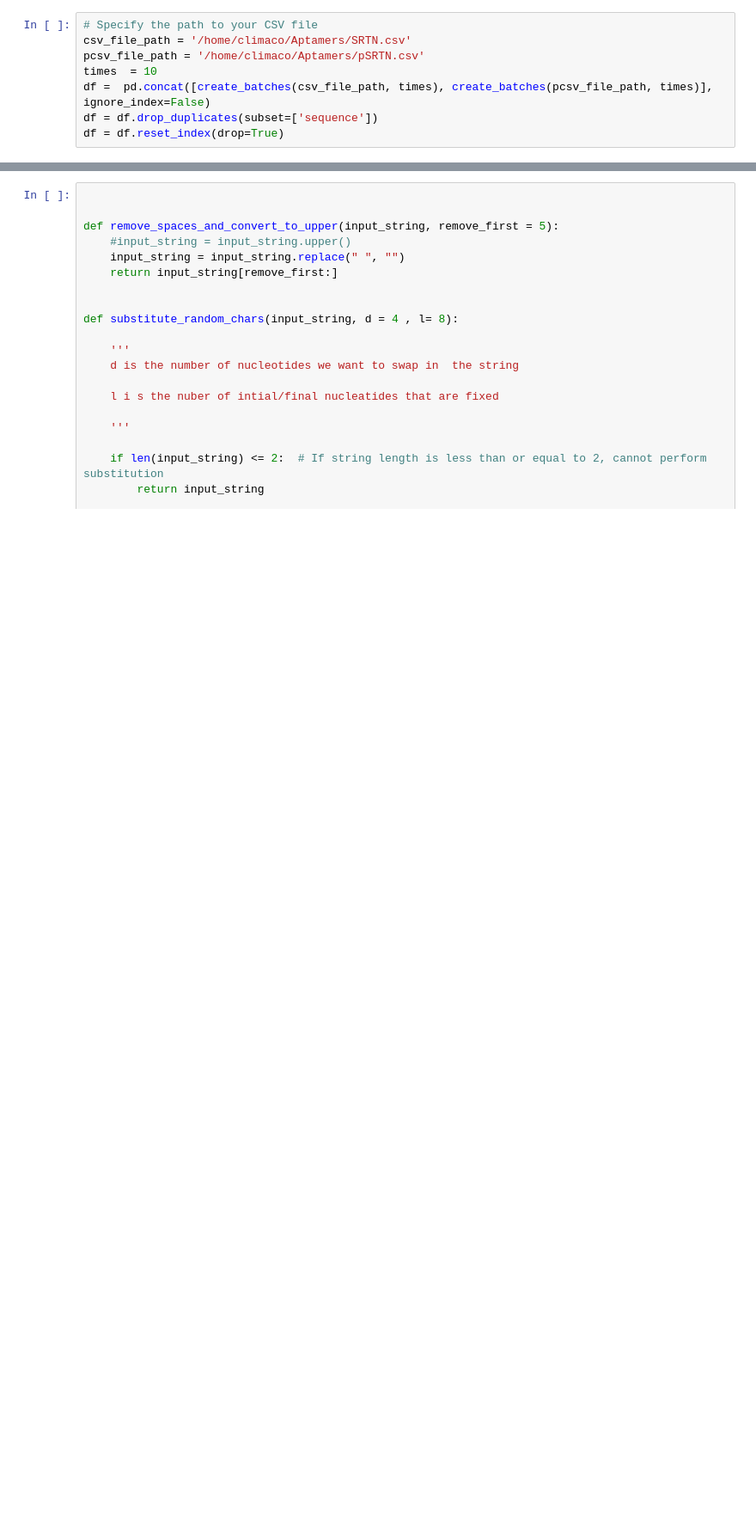
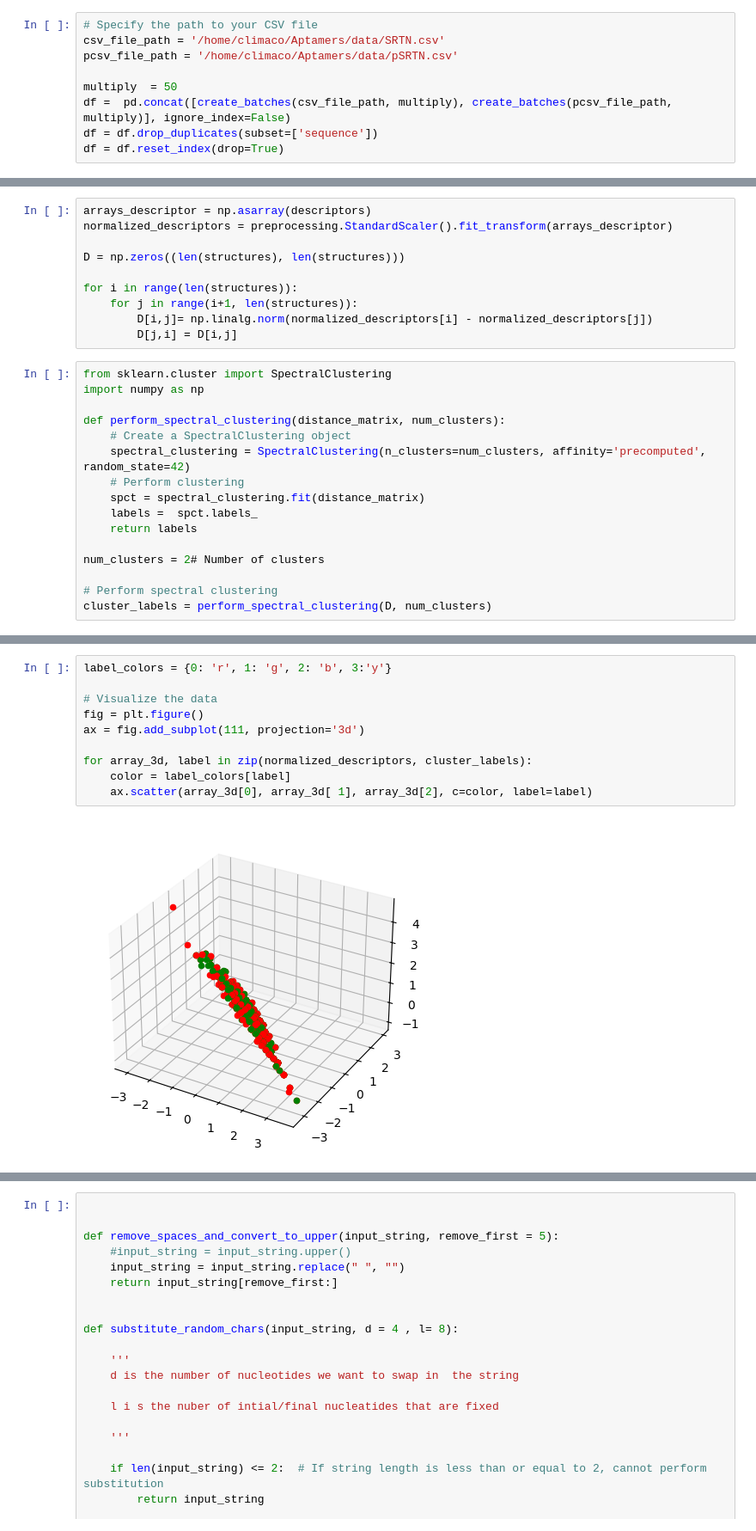
Before and after one commit to shihhsinwang0214/GMFold, a Jupyter notebook: notebooks/create_batch.ipynb, the cells around one changed output, grey strips where cells are left out. Shown at 86% size. Drawn from its saved outputs; the diff is of its cells as text; blank space fills up the shorter version.

```diff
--- a/notebooks/create_batch.ipynb
+++ b/notebooks/create_batch.ipynb
@@ -10,8 +14,9 @@ from tqdm import tqdm
 # %%
 # Specify the path to your CSV file
-csv_file_path = '/home/climaco/Aptamers/SRTN.csv'
-pcsv_file_path = '/home/climaco/Aptamers/pSRTN.csv'
-times  = 10
-df =  pd.concat([create_batches(csv_file_path, times), create_batches(pcsv_file_path, times)], ignore_index=False)
+csv_file_path = '/home/climaco/Aptamers/data/SRTN.csv'
+pcsv_file_path = '/home/climaco/Aptamers/data/pSRTN.csv'
+
+multiply  = 50
+df =  pd.concat([create_batches(csv_file_path, multiply), create_batches(pcsv_file_path, multiply)], ignore_index=False)
 df = df.drop_duplicates(subset=['sequence'])
 df = df.reset_index(drop=True)
@@ -45,0 +74,26 @@ def base_pair_distance(structure1, structure2):
+# %%
+arrays_descriptor = np.asarray(descriptors)
+normalized_descriptors = preprocessing.StandardScaler().fit_transform(arrays_descriptor)
+
+D = np.zeros((len(structures), len(structures)))
+
+for i in range(len(structures)):
+    for j in range(i+1, len(structures)):
+        D[i,j]= np.linalg.norm(normalized_descriptors[i] - normalized_descriptors[j])
+        D[j,i] = D[i,j]
+# %%
+from sklearn.cluster import SpectralClustering
+import numpy as np
+
+def perform_spectral_clustering(distance_matrix, num_clusters):
+    # Create a SpectralClustering object
+    spectral_clustering = SpectralClustering(n_clusters=num_clusters, affinity='precomputed', random_state=42)
+    # Perform clustering
+    spct = spectral_clustering.fit(distance_matrix)
+    labels =  spct.labels_
+    return labels
+
+num_clusters = 2# Number of clusters
+
+# Perform spectral clustering
+cluster_labels = perform_spectral_clustering(D, num_clusters)
@@ -45,0 +114,12 @@ def base_pair_distance(structure1, structure2):
+# %%
+label_colors = {0: 'r', 1: 'g', 2: 'b', 3:'y'}
+
+# Visualize the data
+fig = plt.figure()
+ax = fig.add_subplot(111, projection='3d')
+
+for array_3d, label in zip(normalized_descriptors, cluster_labels):
+    color = label_colors[label]
+    ax.scatter(array_3d[0], array_3d[ 1], array_3d[2], c=color, label=label)
+# %% [output]
+[figure, added]
```
Also changed, not shown: parts of 9 cells of this notebook, 8 other files.
